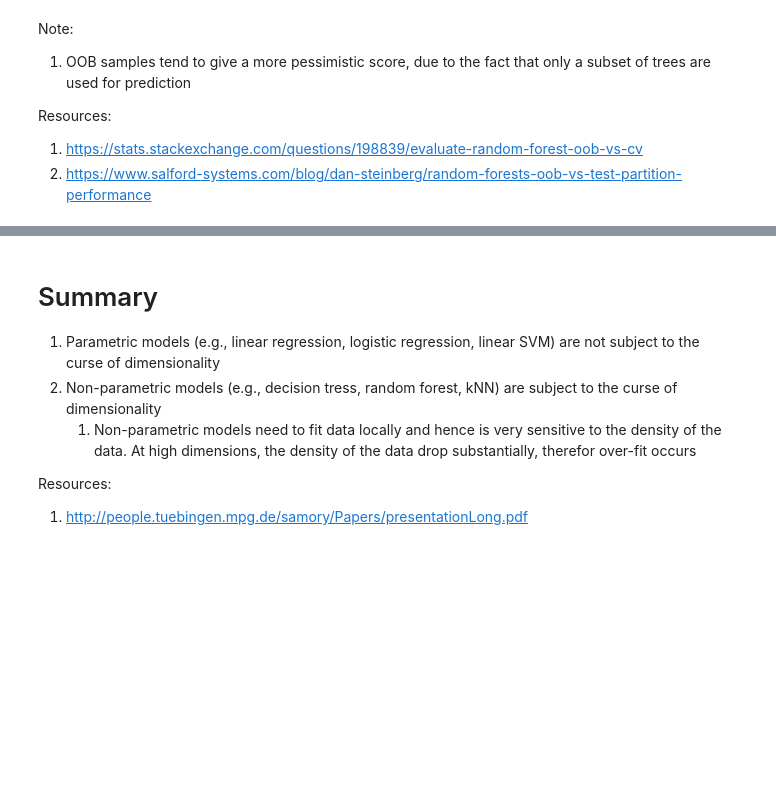
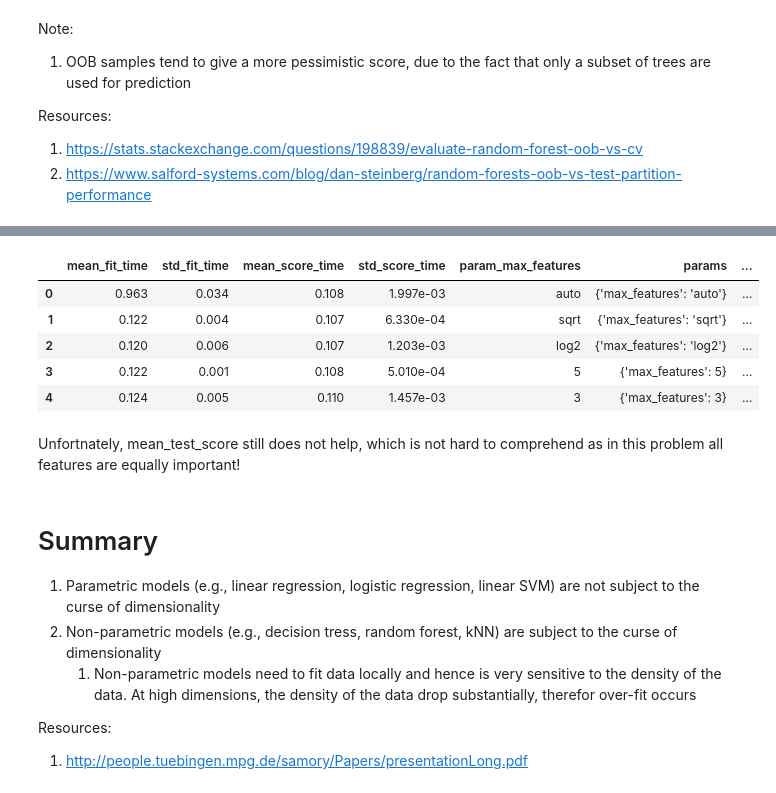
Before and after one commit to danjan1234/My-study-notes, a Jupyter notebook: Curse of Dimensionality.ipynb, the cells around one changed output, grey strips where cells are left out. Drawn from its saved outputs; the diff is of its cells as text; code cells hidden in the pictures; blank space fills up the shorter version.

```diff
--- a/Curse of Dimensionality.ipynb
+++ b/Curse of Dimensionality.ipynb
@@ -156,0 +221,5 @@ Resources:
+# %%
+parameters = {'max_features': ["auto", "sqrt", "log2", 5, 3]}
+# %%
+reg = GridSearchCV(rfr, parameters, cv=5, return_train_score=True)
+reg.fit(X_train, y_train)
@@ -157,3 +238,14 @@ Resources:
+# %%
+pd.DataFrame(reg.cv_results_)
+# %% [output]
+|  | mean_fit_time | std_fit_time | mean_score_time | std_score_time | param_max_features | params | ... |
+| 0 | 0.963 | 0.034 | 0.108 | 1.997e-03 | auto | {'max_features': 'auto'} | ... |
+| 1 | 0.122 | 0.004 | 0.107 | 6.330e-04 | sqrt | {'max_features': 'sqrt'} | ... |
+| 2 | 0.120 | 0.006 | 0.107 | 1.203e-03 | log2 | {'max_features': 'log2'} | ... |
+| 3 | 0.122 | 0.001 | 0.108 | 5.010e-04 | 5 | {'max_features': 5} | ... |
+| 4 | 0.124 | 0.005 | 0.110 | 1.457e-03 | 3 | {'max_features': 3} | ... |
+# %% [markdown]
+Unfortnately, mean_test_score still does not help, which is not hard to comprehend as in this problem all features are equally important!
 # %% [markdown]
 # Summary
 1. Parametric models (e.g., linear regression, logistic regression, linear SVM) are not subject to the curse of dimensionality
```
Also changed, not shown: parts of 21 cells of this notebook.
